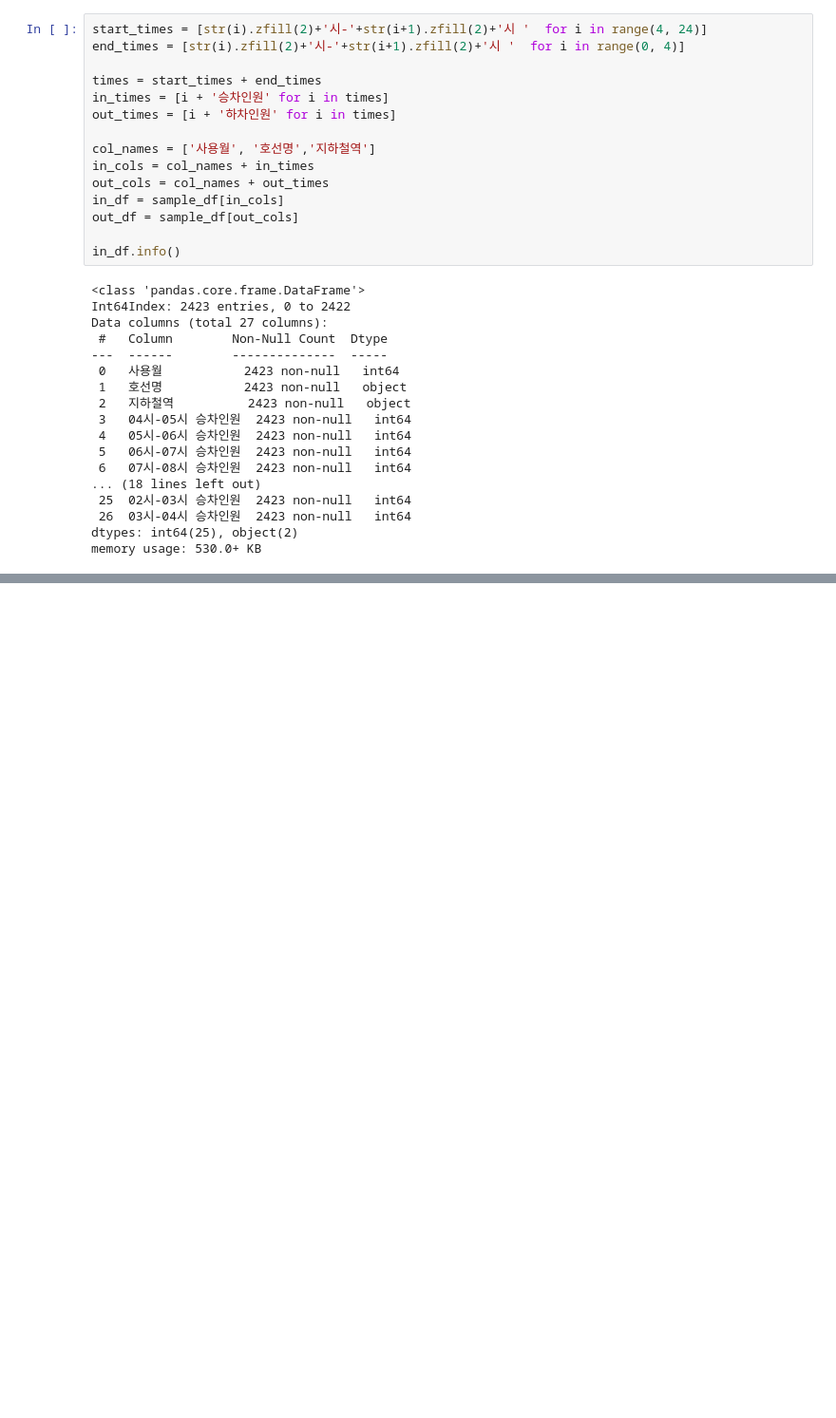
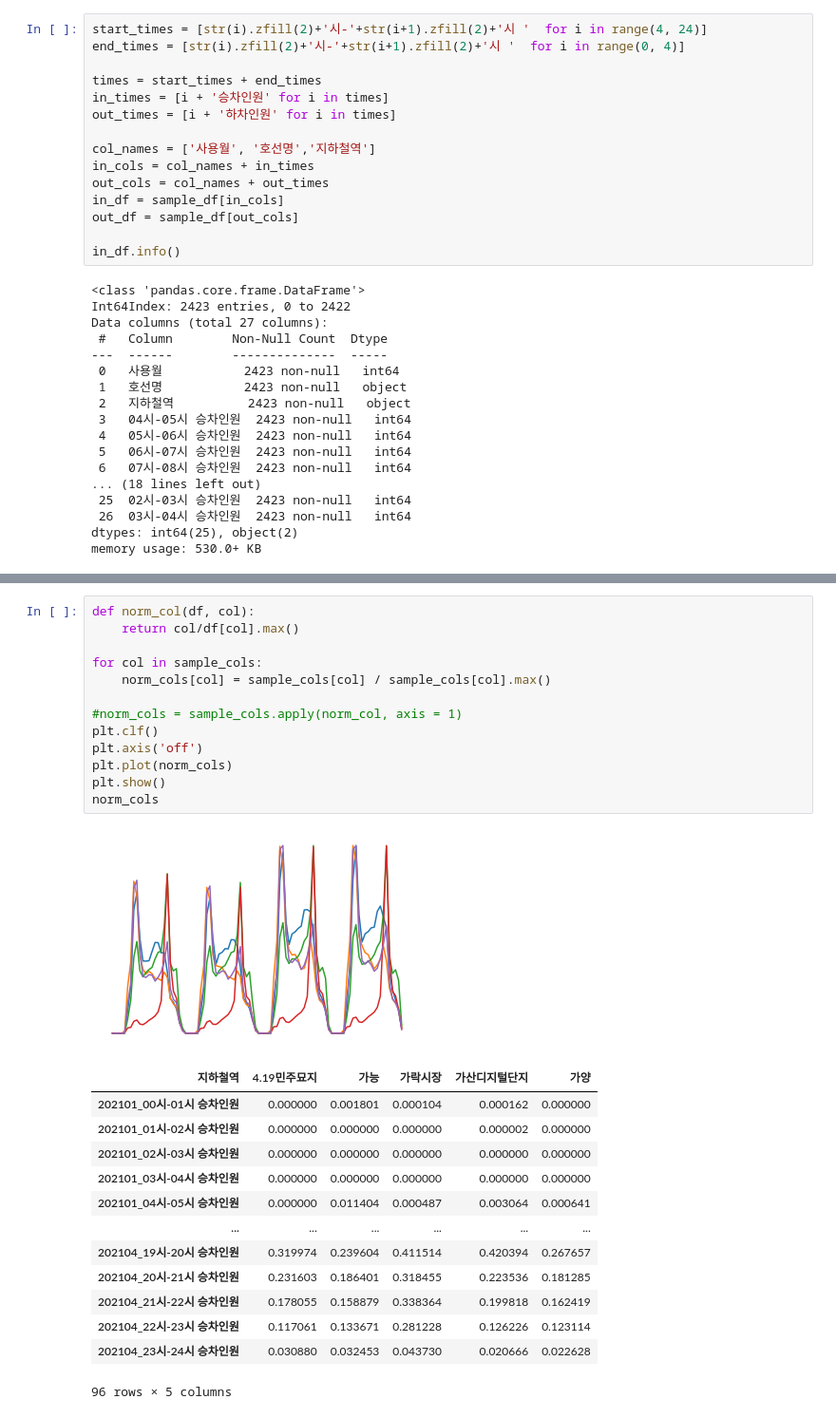
Before and after one commit to cwoong2park/UrbanDataTutorial, a Jupyter notebook: Final_Proj.ipynb, the cells around one changed output, grey strips where cells are left out. Shown at 95% size. Drawn from its saved outputs; the diff is of its cells as text; blank space fills up the shorter version.

```diff
--- a/Final_Proj.ipynb
+++ b/Final_Proj.ipynb
@@ -115,0 +110,28 @@ Name: 가양, Length: 96, dtype: float64
+# %%
+def norm_col(df, col):
+    return col/df[col].max()
+
+for col in sample_cols:
+    norm_cols[col] = sample_cols[col] / sample_cols[col].max()
+
+#norm_cols = sample_cols.apply(norm_col, axis = 1)
+plt.clf()
+plt.axis('off')
+plt.plot(norm_cols)
+plt.show()
+norm_cols
+# %% [output]
+[figure, added]
+| 지하철역 | 4.19민주묘지 | 가능 | 가락시장 | 가산디지털단지 | 가양 |
+| 202101_00시-01시 승차인원 | 0.000000 | 0.001801 | 0.000104 | 0.000162 | 0.000000 |
+| 202101_01시-02시 승차인원 | 0.000000 | 0.000000 | 0.000000 | 0.000002 | 0.000000 |
+| 202101_02시-03시 승차인원 | 0.000000 | 0.000000 | 0.000000 | 0.000000 | 0.000000 |
+| 202101_03시-04시 승차인원 | 0.000000 | 0.000000 | 0.000000 | 0.000000 | 0.000000 |
+| 202101_04시-05시 승차인원 | 0.000000 | 0.011404 | 0.000487 | 0.003064 | 0.000641 |
+| ... | ... | ... | ... | ... | ... |
+| 202104_19시-20시 승차인원 | 0.319974 | 0.239604 | 0.411514 | 0.420394 | 0.267657 |
+| 202104_20시-21시 승차인원 | 0.231603 | 0.186401 | 0.318455 | 0.223536 | 0.181285 |
+| 202104_21시-22시 승차인원 | 0.178055 | 0.158879 | 0.338364 | 0.199818 | 0.162419 |
+| 202104_22시-23시 승차인원 | 0.117061 | 0.133671 | 0.281228 | 0.126226 | 0.123114 |
+| 202104_23시-24시 승차인원 | 0.030880 | 0.032453 | 0.043730 | 0.020666 | 0.022628 |
+96 rows × 5 columns
```
Also changed, not shown: parts of 14 cells of this notebook.
